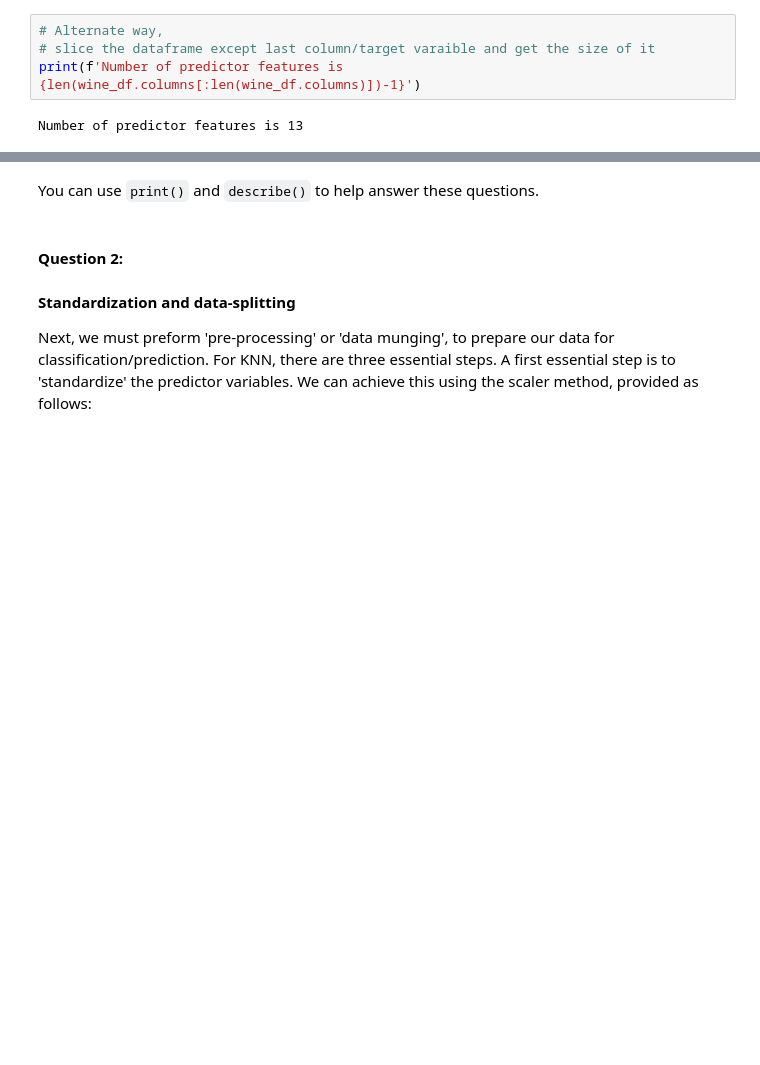
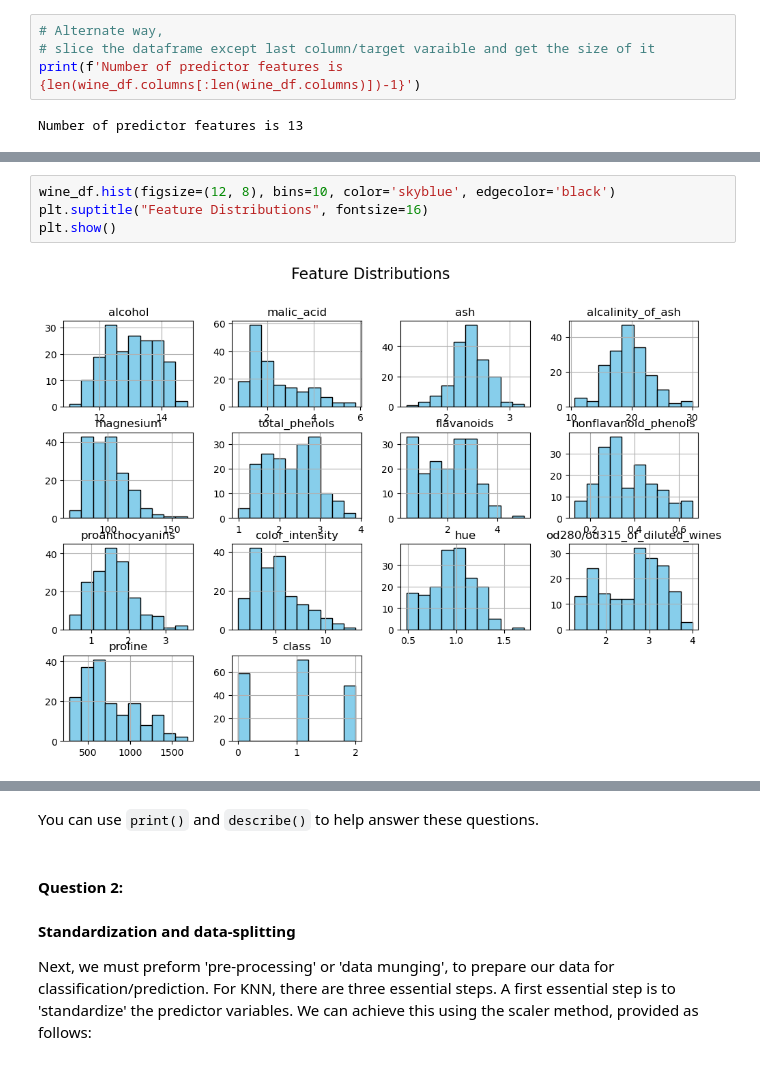
Before and after one commit to torontodeveloper/LCR, a Jupyter notebook: 02_activities/assignments/assignment_1.ipynb, the cells around one changed output, grey strips where cells are left out. Cells and saved outputs as stored; diff of their text form; blank space fills up the shorter version.

```diff
--- a/02_activities/assignments/assignment_1.ipynb
+++ b/02_activities/assignments/assignment_1.ipynb
@@ -101,0 +184,6 @@ Number of predictor features is 13
+# %%
+wine_df.hist(figsize=(12, 8), bins=10, color='skyblue', edgecolor='black')
+plt.suptitle("Feature Distributions", fontsize=16)
+plt.show()
+# %% [output]
+[figure, added]
```
Also changed, not shown: parts of 27 cells of this notebook.
